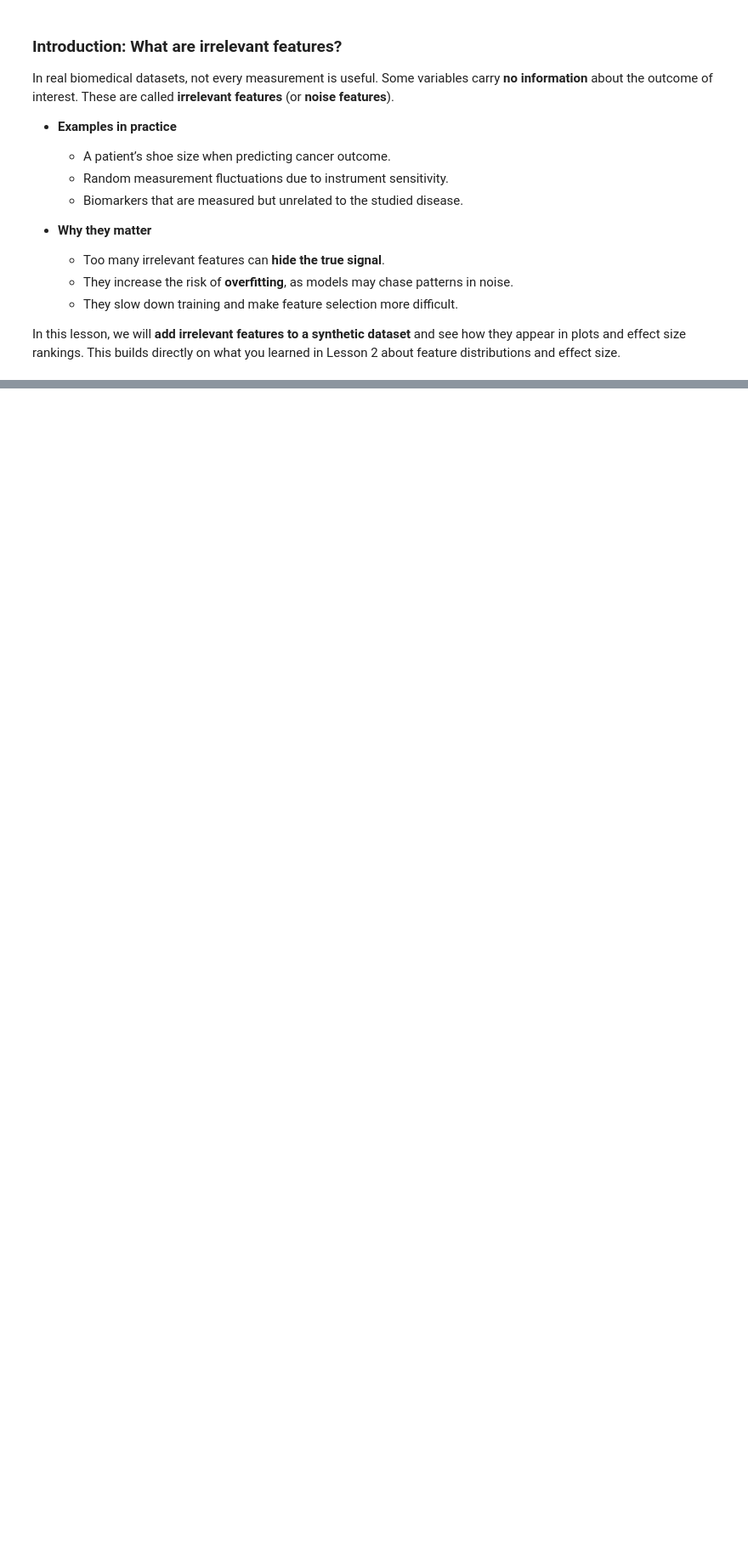
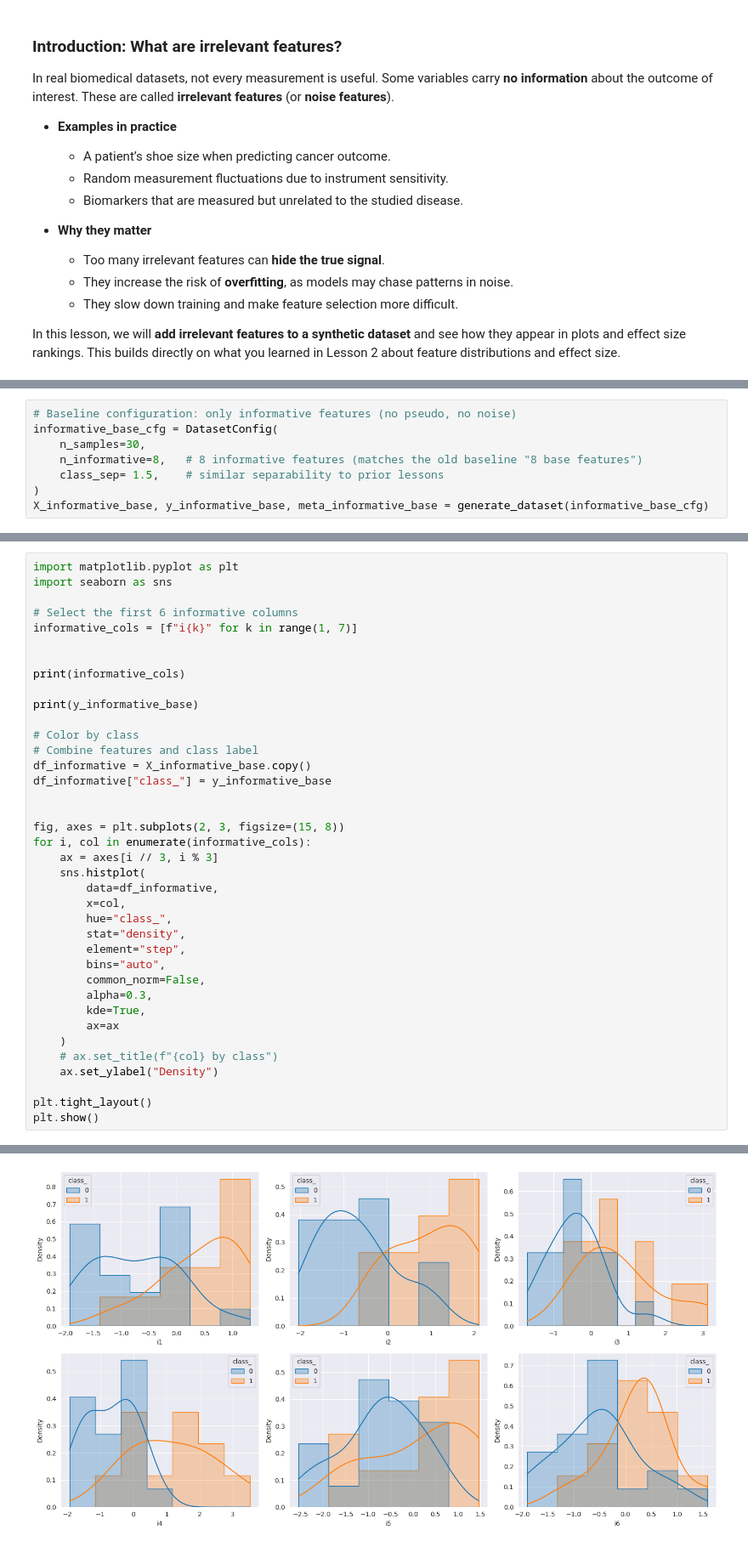
Before and after one commit to sigrun-may/synthetic-biomedical-data-course, a Jupyter notebook: notebooks/03a_irrelevant_features.ipynb, the cells around one changed output, grey strips where cells are left out. Shown at 85% size. Cells and saved outputs as stored; diff of their text form; blank space fills up the shorter version.

```diff
--- a/notebooks/03a_irrelevant_features.ipynb
+++ b/notebooks/03a_irrelevant_features.ipynb
@@ -108,0 +209,8 @@ df.head()
+# %%
+# Baseline configuration: only informative features (no pseudo, no noise)
+informative_base_cfg = DatasetConfig(
+    n_samples=30,
+    n_informative=8,   # 8 informative features (matches the old baseline "8 base features")
+    class_sep= 1.5,    # similar separability to prior lessons
+)
+X_informative_base, y_informative_base, meta_informative_base = generate_dataset(informative_base_cfg)
@@ -108,0 +276,39 @@ df.head()
+# %%
+import matplotlib.pyplot as plt
+import seaborn as sns
+
+# Select the first 6 informative columns
+informative_cols = [f"i{k}" for k in range(1, 7)]
+
+
+print(informative_cols)
+
+print(y_informative_base)
+
+# Color by class
+# Combine features and class label
+df_informative = X_informative_base.copy()
+df_informative["class_"] = y_informative_base
+
+
+fig, axes = plt.subplots(2, 3, figsize=(15, 8))
+for i, col in enumerate(informative_cols):
+    ax = axes[i // 3, i % 3]
+    sns.histplot(
+        data=df_informative,
+        x=col,
+        hue="class_",
+        stat="density",
+        element="step",
+        bins="auto",
+        common_norm=False,
+        alpha=0.3,
+        kde=True,
+        ax=ax
+    )
+    # ax.set_title(f"{col} by class")
+    ax.set_ylabel("Density")
+
+plt.tight_layout()
+plt.show()
+# %% [output]
@@ -108,0 +317 @@ df.head()
+[figure, added]
```
Also changed, not shown: parts of 58 cells of this notebook.
